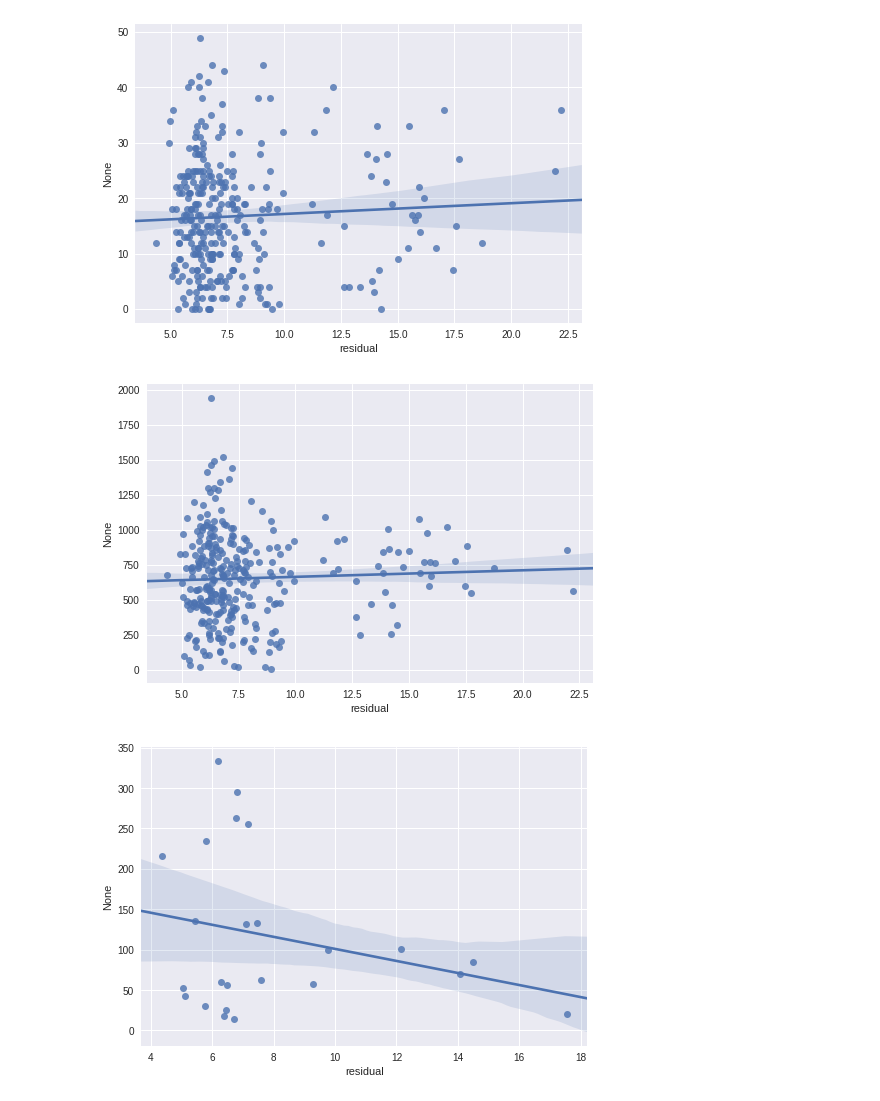
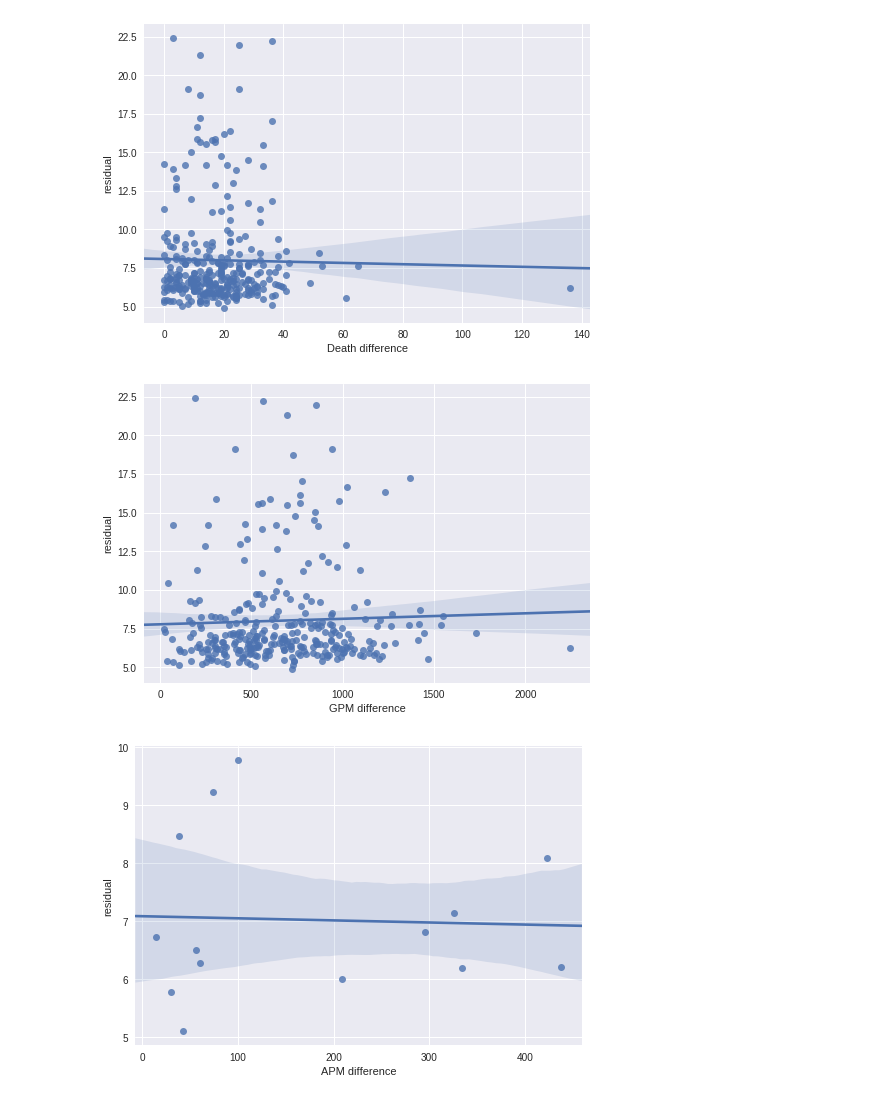
Before and after one commit to beelze-b/Open-Dota-Exploration, a Jupyter notebook: WeightsAndResiduals.ipynb, the cells around one changed output. Cells and saved outputs as stored; diff of their text form; code cells hidden in the pictures.

```diff
--- a/WeightsAndResiduals.ipynb
+++ b/WeightsAndResiduals.ipynb
@@ -71,3 +51,13 @@ df
+# %%
+columns = df.columns
+numericalFeatures = ['match_id', 'positive_votes', 'negative_votes', 'first_blood_time', 'radiant_win',
+                    'duration', 'kills', 'deaths', 'assists', 'apm', 'kpm', 'kda', 'hero_dmg',
+                    'gpm', 'hero_heal', 'xpm', 'totalgold', 'totalxp', 'lasthits', 'denies',
+                    'tower_kills', 'courier_kills', 'gold_spent', 'observer_uses', 'sentry_uses',
+                    'ancient_kills', 'neutral_kills', 'camps_stacked', 'pings', 'rune_pickups', 'residual']
+numFeatures = [filter(lambda x: z in x, columns) for z in numericalFeatures]
+numFeatures = list(chain(*numFeatures))
+df = df[numFeatures]
 # %%
 df['match_id'].values.tolist()
 # %% [output]
@@ -165,18 +159,24 @@ plt.show()
 # %%
 death_difference = df.apply(RadiantDireDifference, args=('deaths',), axis=1)
-sns.regplot(df['residual'], np.abs(death_difference))
+sns.regplot(np.abs(death_difference), df['residual'])
+ax = plt.gca()
+ax.set_xlabel("Death difference")
 plt.show()
 # %% [output]
-[figure, old version]
+[figure, new version]
 # %%
 gold_difference = df.apply(RadiantDireDifference, args=('gpm',), axis=1)
-sns.regplot(df['residual'], np.abs(gold_difference))
+sns.regplot(np.abs(gold_difference), df['residual'])
+ax = plt.gca()
+ax.set_xlabel("GPM difference")
 plt.show()
 # %% [output]
-[figure, old version]
+[figure, new version]
 # %%
 apm_difference = df.apply(RadiantDireDifference, args=('apm',), axis=1)
-sns.regplot(df['residual'], np.abs(apm_difference))
+sns.regplot(np.abs(apm_difference), df['residual'])
+ax = plt.gca()
+ax.set_xlabel("APM difference")
 plt.show()
 # %% [output]
-[figure, old version]
+[figure, new version]
```
Also changed, not shown: parts of 14 cells of this notebook.
